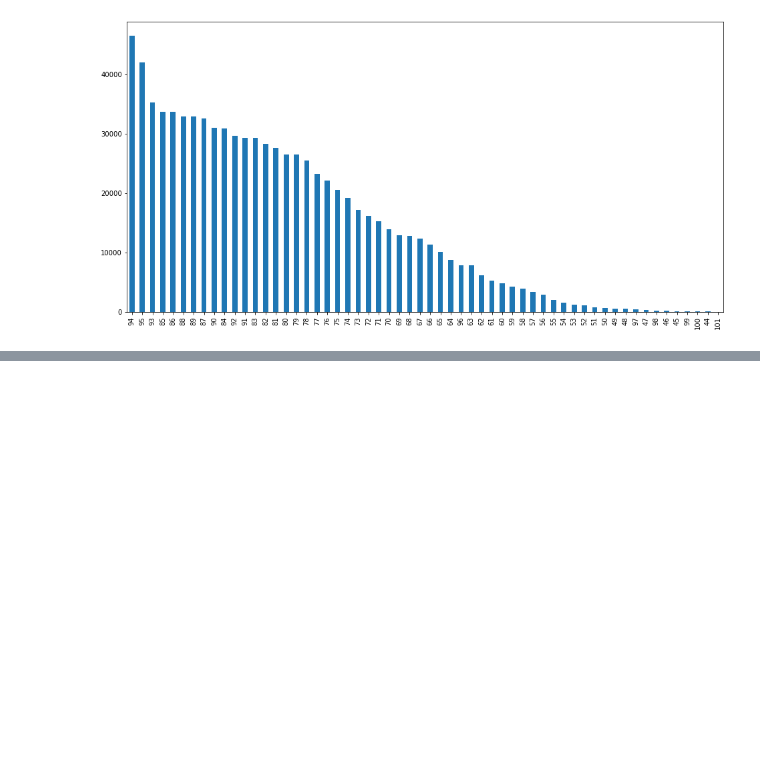
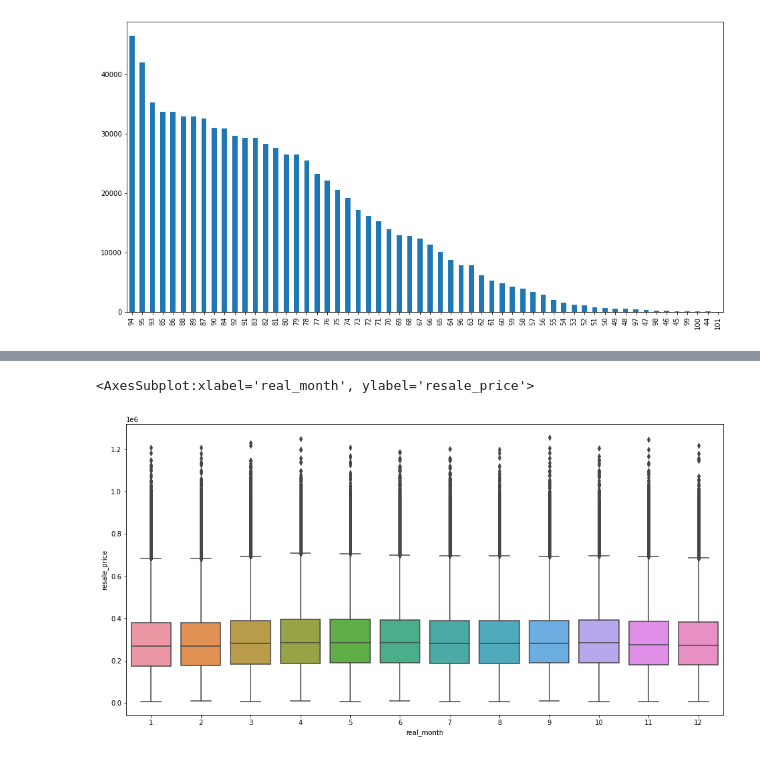
Before and after one commit to Keithlimhs/Project-Housing-Price, a Jupyter notebook: Project Housing Price (Part 3).ipynb, the cells around one changed output, grey strips where cells are left out. Cells and saved outputs as stored; diff of their text form; code cells hidden in the pictures; blank space fills up the shorter version.

```diff
--- a/Project Housing Price (Part 3).ipynb
+++ b/Project Housing Price (Part 3).ipynb
@@ -107,0 +120,7 @@ df['remaining_lease'].value_counts().plot.bar()
+# %%
+# Step 14: Plot month vs resale_price with a boxplot
+plt.figure(figsize = (16,8))
+sns.boxplot(df['real_month'], df['resale_price'])
+# %% [output]
+<AxesSubplot:xlabel='real_month', ylabel='resale_price'>
+[figure, added]
```
Also changed, not shown: parts of 7 cells of this notebook.
